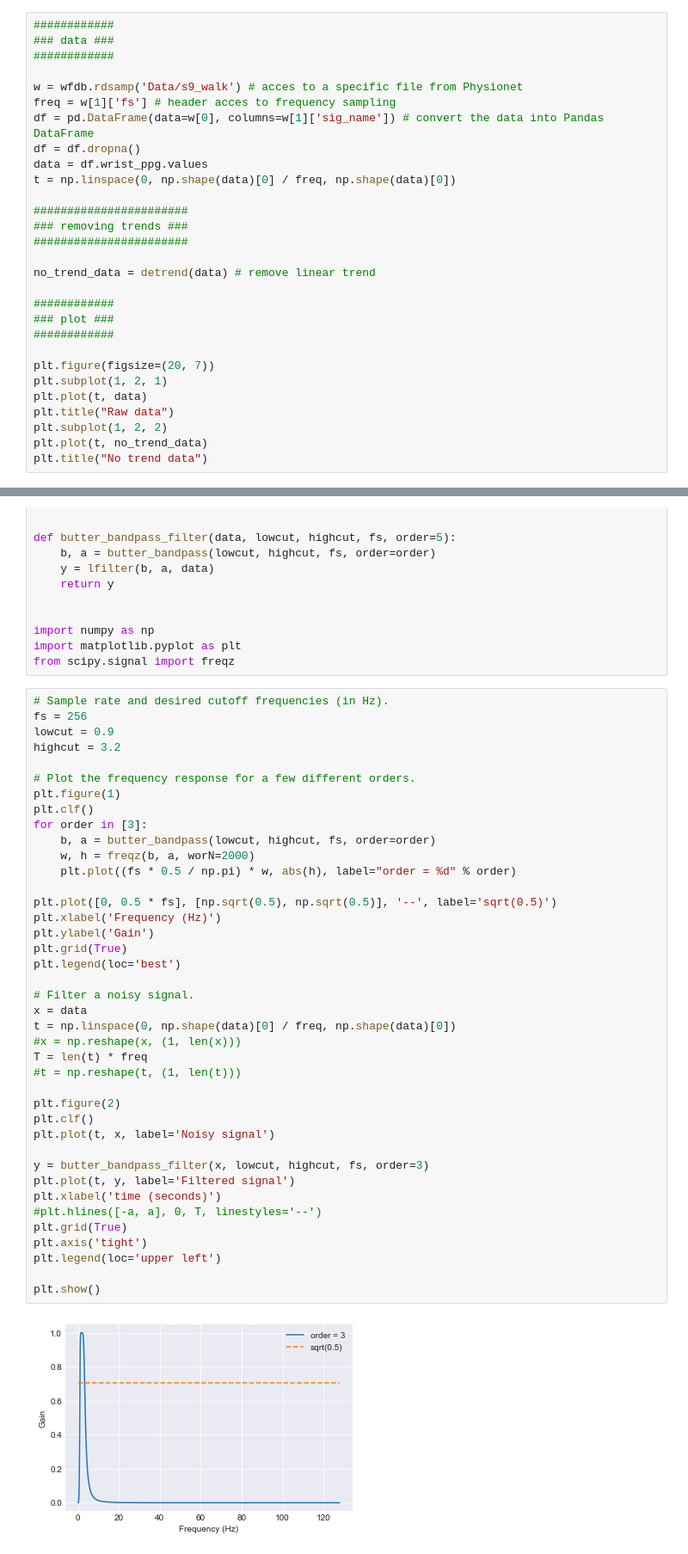
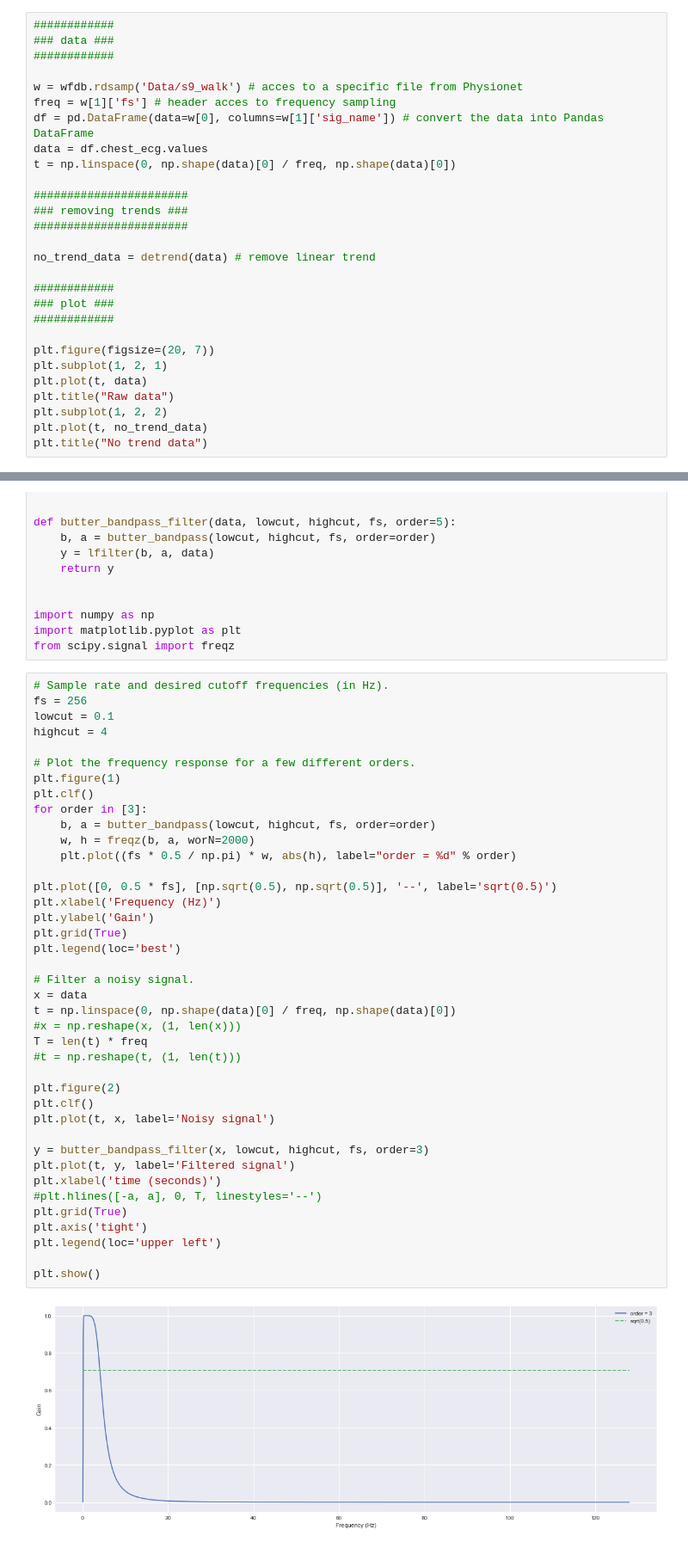
Before and after one commit to YosriSakly/Geste-et-intelligence-artificielle-HRV-fatigue, a Jupyter notebook: copy_louis.ipynb, the cells around one changed output, grey strips where cells are left out. Shown at 86% size. Saved outputs shown, nothing was run; the diff lists cells and outputs as text.

Commit message:
new data

```diff
--- a/copy_louis.ipynb
+++ b/copy_louis.ipynb
@@ -36,8 +26,7 @@ Index(['chest_ecg', 'wrist_ppg', 'wrist_gyro_x', 'wrist_gyro_y',
 w = wfdb.rdsamp('Data/s9_walk') # acces to a specific file from Physionet
 freq = w[1]['fs'] # header acces to frequency sampling
 df = pd.DataFrame(data=w[0], columns=w[1]['sig_name']) # convert the data into Pandas DataFrame
-df = df.dropna()
-data = df.wrist_ppg.values
+data = df.chest_ecg.values
 t = np.linspace(0, np.shape(data)[0] / freq, np.shape(data)[0])
 
 #######################
@@ -130,8 +112,8 @@ from scipy.signal import freqz
 # %%
 # Sample rate and desired cutoff frequencies (in Hz).
 fs = 256
-lowcut = 0.9
-highcut = 3.2
+lowcut = 0.1
+highcut = 4
 
 # Plot the frequency response for a few different orders.
 plt.figure(1)
@@ -141,31 +123,31 @@ for order in [3]:
     w, h = freqz(b, a, worN=2000)
     plt.plot((fs * 0.5 / np.pi) * w, abs(h), label="order = %d" % order)
 
 plt.plot([0, 0.5 * fs], [np.sqrt(0.5), np.sqrt(0.5)], '--', label='sqrt(0.5)')
 plt.xlabel('Frequency (Hz)')
 plt.ylabel('Gain')
 plt.grid(True)
 plt.legend(loc='best')
 
 # Filter a noisy signal.
 x = data
 t = np.linspace(0, np.shape(data)[0] / freq, np.shape(data)[0])
 #x = np.reshape(x, (1, len(x)))
 T = len(t) * freq
 #t = np.reshape(t, (1, len(t)))
 
 plt.figure(2)
 plt.clf()
 plt.plot(t, x, label='Noisy signal')
 
 y = butter_bandpass_filter(x, lowcut, highcut, fs, order=3)
 plt.plot(t, y, label='Filtered signal')
 plt.xlabel('time (seconds)')
 #plt.hlines([-a, a], 0, T, linestyles='--')
 plt.grid(True)
 plt.axis('tight')
 plt.legend(loc='upper left')
 
 plt.show()
 # %% [output]
-[figure, old version]
+[figure, new version]
```
Also changed, not shown: parts of 8 cells of this notebook, 17 other files.
